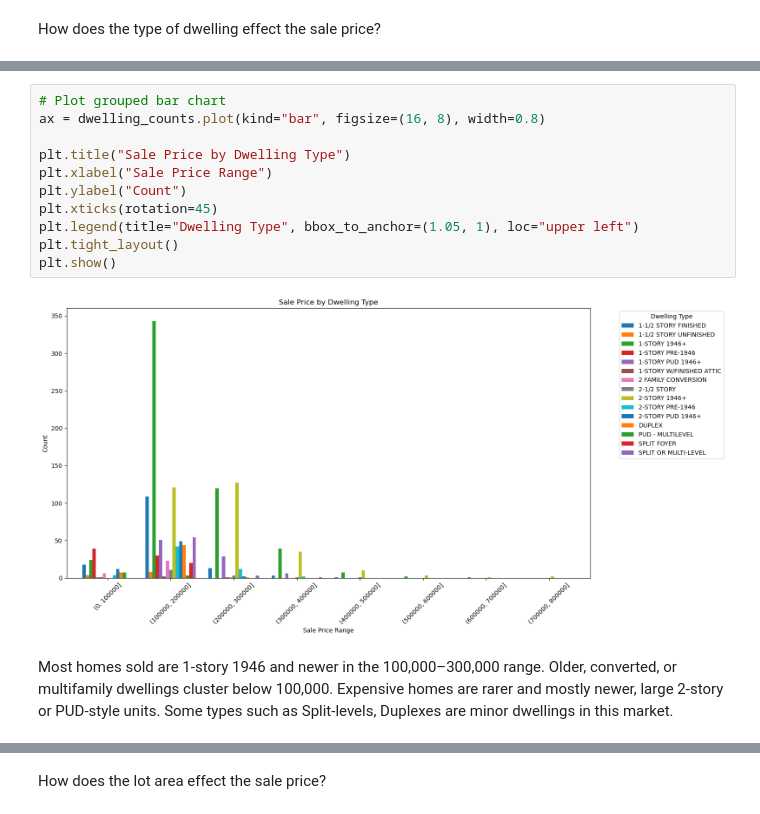
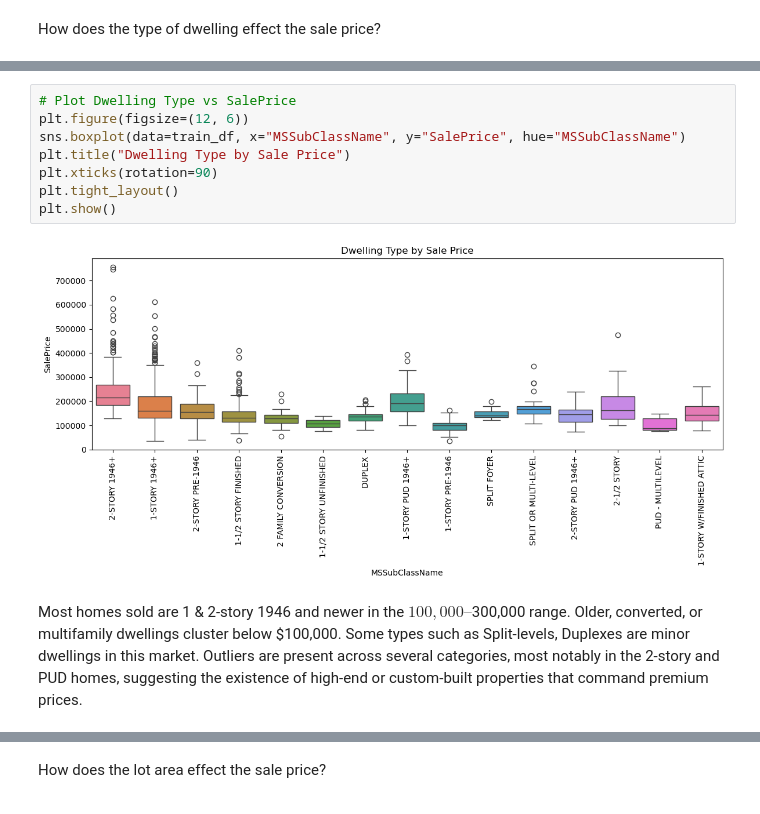
Before and after one commit to khadazhaia/house-prices-regression, a Jupyter notebook: code/01eda.ipynb, the cells around one changed output, grey strips where cells are left out. Saved outputs shown, nothing was run; the diff lists cells and outputs as text.

```diff
--- a/code/01eda.ipynb
+++ b/code/01eda.ipynb
@@ -357,15 +311,12 @@ dwelling_counts
-# %%
-# Plot grouped bar chart
-ax = dwelling_counts.plot(kind="bar", figsize=(16, 8), width=0.8)
-
-plt.title("Sale Price by Dwelling Type")
-plt.xlabel("Sale Price Range")
-plt.ylabel("Count")
-plt.xticks(rotation=45)
-plt.legend(title="Dwelling Type", bbox_to_anchor=(1.05, 1), loc="upper left")
-plt.tight_layout()
-plt.show()
-# %% [output]
-[figure, removed]
+# %%
+# Plot Dwelling Type vs SalePrice
+plt.figure(figsize=(12, 6))
+sns.boxplot(data=train_df, x="MSSubClassName", y="SalePrice", hue="MSSubClassName")
+plt.title("Dwelling Type by Sale Price")
+plt.xticks(rotation=90)
+plt.tight_layout()
+plt.show()
+# %% [output]
+[figure, added]
 # %% [markdown]
-Most homes sold are 1-story 1946 and newer in the 100,000–300,000 range. Older, converted, or multifamily dwellings cluster below 100,000. Expensive homes are rarer and mostly newer, large 2-story or PUD-style units. Some types such as Split-levels, Duplexes are minor dwellings in this market.
+Most homes sold are 1 & 2-story 1946 and newer in the $100,000 – $300,000 range. Older, converted, or multifamily dwellings cluster below $100,000. Some types such as Split-levels, Duplexes are minor dwellings in this market. Outliers are present across several categories, most notably in the 2-story and PUD homes, suggesting the existence of high-end or custom-built properties that command premium prices.
```
Also changed, not shown: parts of 25 cells of this notebook.
